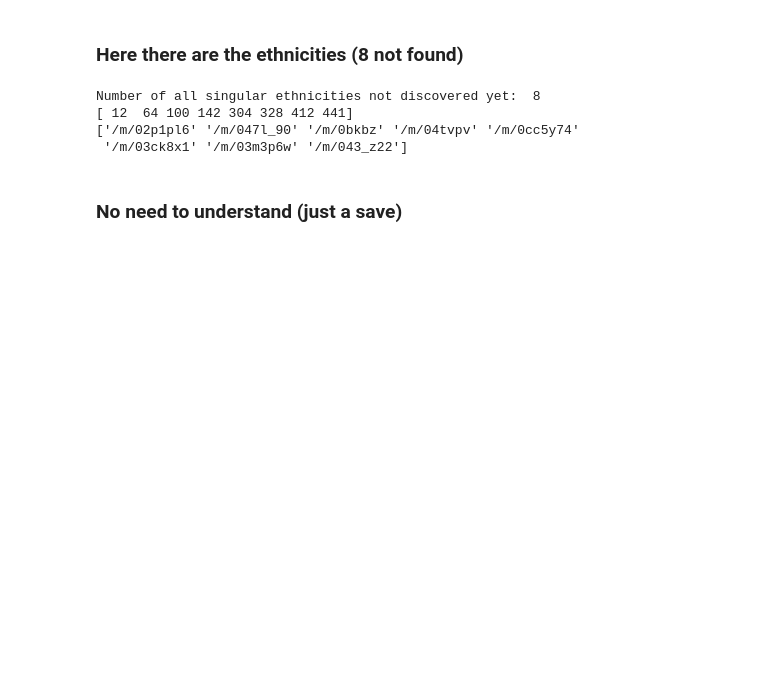
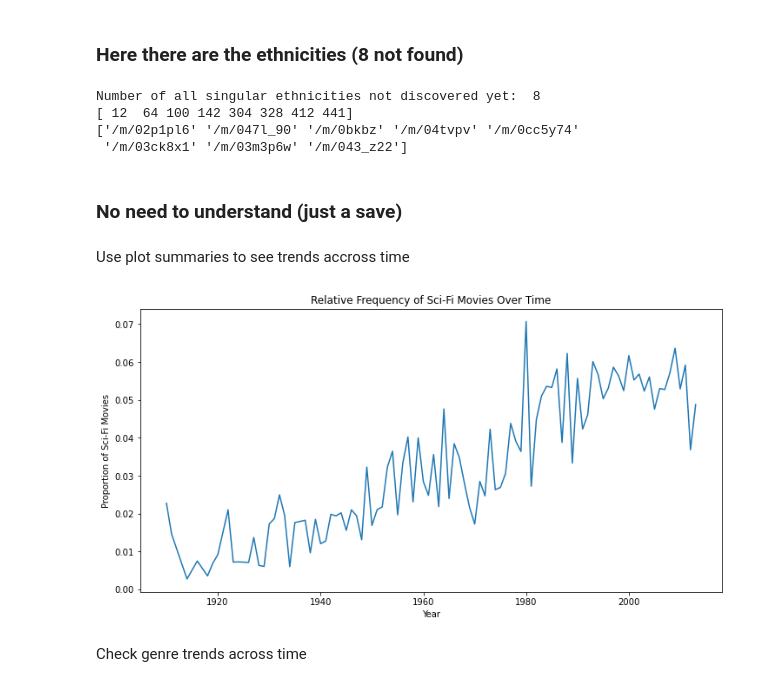
Before and after one commit to epfl-ada/ada-2024-project-skibidata, a Jupyter notebook: CMU_Starting.ipynb, the cells around one changed output. Cells and saved outputs as stored; diff of their text form; code cells hidden in the pictures; blank space fills up the shorter version.

Commit message:
My first commit uwu

```diff
--- a/CMU_Starting.ipynb
+++ b/CMU_Starting.ipynb
@@ -952,3 +1017,52 @@ Number of all singular ethnicities not discovered yet:  8
 # # Afficher le résultat final
 # None_count = np.sum(np.array(unique_ethnicities_names) == None)
 # print("Number of all singular ethnicities not discovered yet: ", None_count)
+# %% [markdown]
+Use plot summaries to see trends accross time
+# %%
+# Merge movie and plot summaries dataframes on 'wikipedia_movie_id'
+Stat_sci_fi = pd.merge(movie_metadata_df, plot_summaries_df, on='wikipedia_movie_id', how='inner')
+
+# Define sci-fi keywords
+keywords_sci_fi = ["time machine", "time loop", "paradox", "chronology", "temporal",
+                   "alternate history", "multiverse", "timeline", "temporal rift",
+                   "future", "dimension", "butterfly effect", "time warp",
+                   "time jump", "deja vu", "chrononaut", "temporal anomaly", "time dilation",
+                   "wormhole", "continuum", "chrono", "alien", "extraterrestrial", "UFO",
+                   "alien encounter", "first contact", "xenomorph", "outer space", "spacecraft",
+                   "life form", "Martian", "alien invasion", "cosmic entity", "otherworldly",
+                   "galactic", "alien planet", "alien species", "alien artifact",
+                   "space colony", "extraterrestrial life", "intergalactic"]
+
+# Identify sci-fi related movies
+Stat_sci_fi['sci_fi_related'] = Stat_sci_fi['plot_summary'].apply(
+    lambda summary: any(keyword.lower() in summary.lower() for keyword in keywords_sci_fi)
+)
+
+# Filter to only sci-fi related movies
+Sci_fi_genres = Stat_sci_fi[Stat_sci_fi['sci_fi_related']].copy()
+Sci_fi_genres['release_date'] = pd.to_datetime(Sci_fi_genres['release_date'], errors='coerce').dt.year
+
+# Total movie count per year
+year_occurrences = movie_metadata_df['release_date'].dt.year.value_counts().sort_index().reset_index(name='movie_count')
+year_occurrences.rename(columns={'index': 'release_year'}, inplace=True)
+
+# Sci-fi movie count per year
+Number_of_Sci_fi = Sci_fi_genres.groupby('release_date').size().reset_index(name='Sci_fi_count')
+Number_of_Sci_fi.rename(columns={'release_date': 'release_year'}, inplace=True)
+
+# Merge total and sci-fi movie counts
+merged = pd.merge(Number_of_Sci_fi, year_occurrences, left_on='release_year', right_on='release_year', how='inner')
+merged['relative'] = merged['Sci_fi_count'] / merged['movie_count']
+
+# Plot
+plt.figure(figsize=(12, 6))
+sns.lineplot(x='release_year', y='relative', data=merged)
+plt.title('Relative Frequency of Sci-Fi Movies Over Time')
+plt.xlabel('Year')
+plt.ylabel('Proportion of Sci-Fi Movies')
+plt.show()
+# %% [output]
+[figure, added]
+# %% [markdown]
+Check genre trends across time
```
Also changed, not shown: parts of 20 cells of this notebook.
